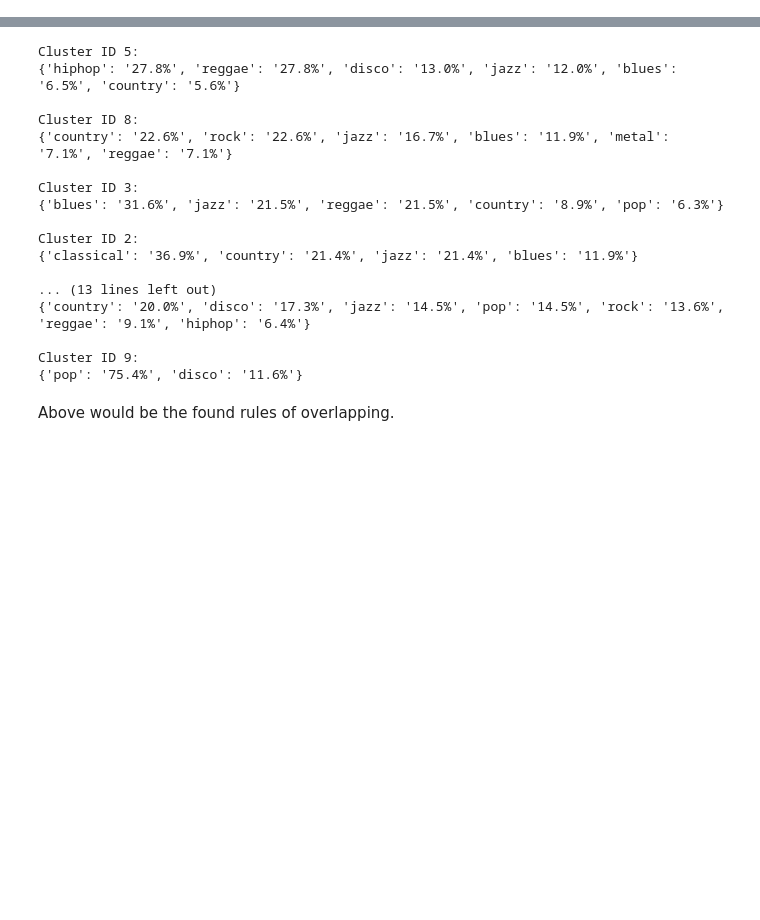
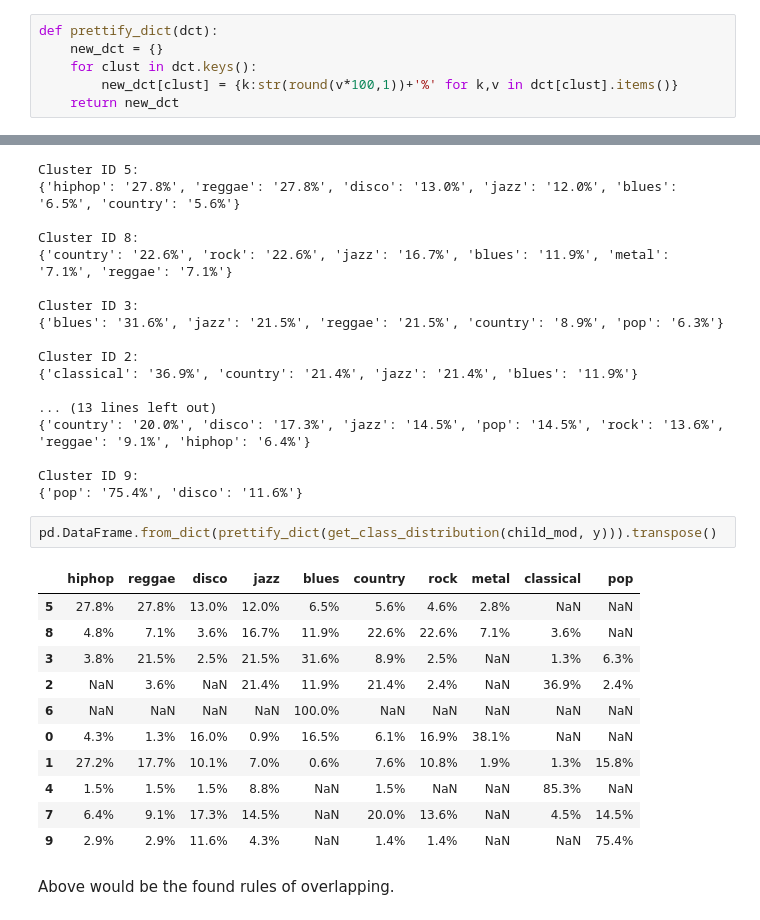
Before and after one commit to simonou99/music_genre_classification, a Jupyter notebook: main.ipynb, the cells around one changed output, grey strips where cells are left out. Cells and saved outputs as stored; diff of their text form; blank space fills up the shorter version.

```diff
--- a/main.ipynb
+++ b/main.ipynb
@@ -366,3 +368,9 @@ Davies-Bouldin score for parent model:  2.0331003299288746
+# %%
+def prettify_dict(dct):
+    new_dct = {}
+    for clust in dct.keys():
+        new_dct[clust] = {k:str(round(v*100,1))+'%' for k,v in dct[clust].items()}
+    return new_dct
 # %% [markdown]
 ## 7.2 Child Clusters Exploratory
 # %%
@@ -505,6 +511,20 @@ Cluster ID 2:
 
 Cluster ID 9:
 {'pop': '75.4%', 'disco': '11.6%'}
+# %%
+pd.DataFrame.from_dict(prettify_dict(get_class_distribution(child_mod, y))).transpose()
+# %% [output]
+|  | hiphop | reggae | disco | jazz | blues | country | rock | metal | classical | pop |
+| 5 | 27.8% | 27.8% | 13.0% | 12.0% | 6.5% | 5.6% | 4.6% | 2.8% | NaN | NaN |
+| 8 | 4.8% | 7.1% | 3.6% | 16.7% | 11.9% | 22.6% | 22.6% | 7.1% | 3.6% | NaN |
+| 3 | 3.8% | 21.5% | 2.5% | 21.5% | 31.6% | 8.9% | 2.5% | NaN | 1.3% | 6.3% |
+| 2 | NaN | 3.6% | NaN | 21.4% | 11.9% | 21.4% | 2.4% | NaN | 36.9% | 2.4% |
+| 6 | NaN | NaN | NaN | NaN | 100.0% | NaN | NaN | NaN | NaN | NaN |
+| 0 | 4.3% | 1.3% | 16.0% | 0.9% | 16.5% | 6.1% | 16.9% | 38.1% | NaN | NaN |
+| 1 | 27.2% | 17.7% | 10.1% | 7.0% | 0.6% | 7.6% | 10.8% | 1.9% | 1.3% | 15.8% |
+| 4 | 1.5% | 1.5% | 1.5% | 8.8% | NaN | 1.5% | NaN | NaN | 85.3% | NaN |
+| 7 | 6.4% | 9.1% | 17.3% | 14.5% | NaN | 20.0% | 13.6% | NaN | 4.5% | 14.5% |
+| 9 | 2.9% | 2.9% | 11.6% | 4.3% | NaN | 1.4% | 1.4% | NaN | NaN | 75.4% |
 # %% [markdown]
 Above would be the found rules of overlapping.
 # %% [markdown]
```
Also changed, not shown: parts of 10 cells of this notebook.
